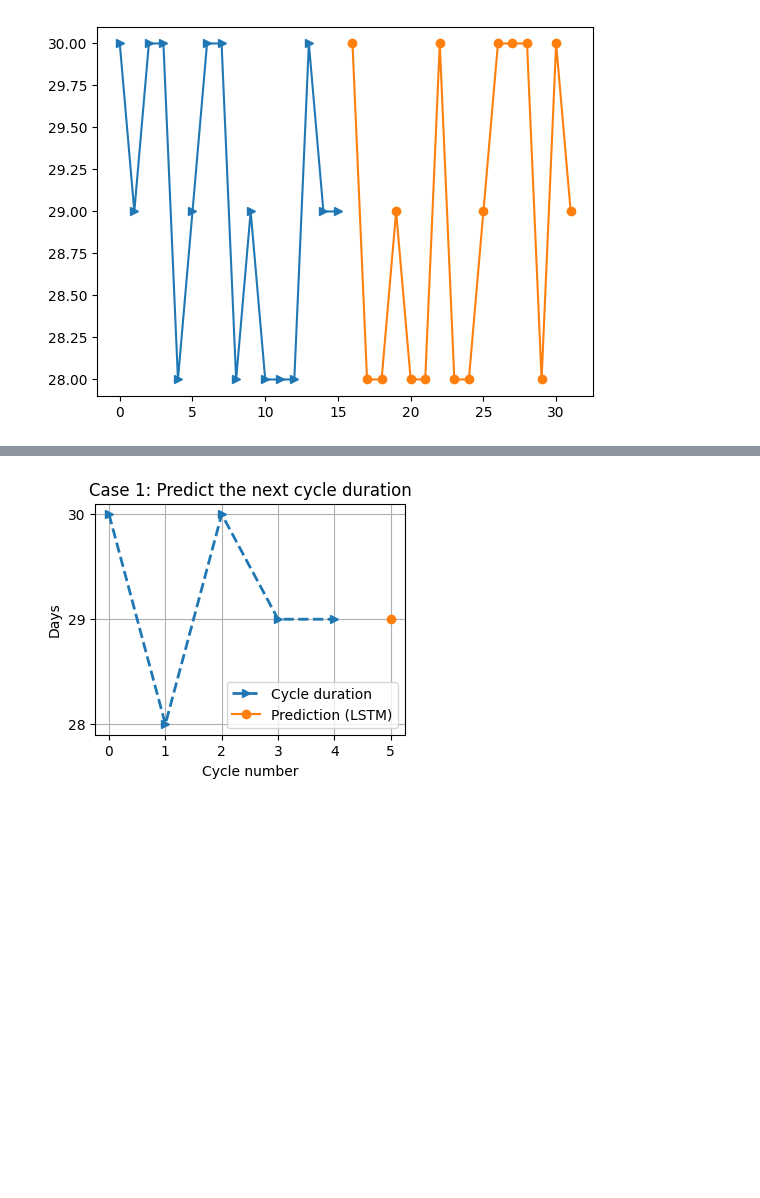
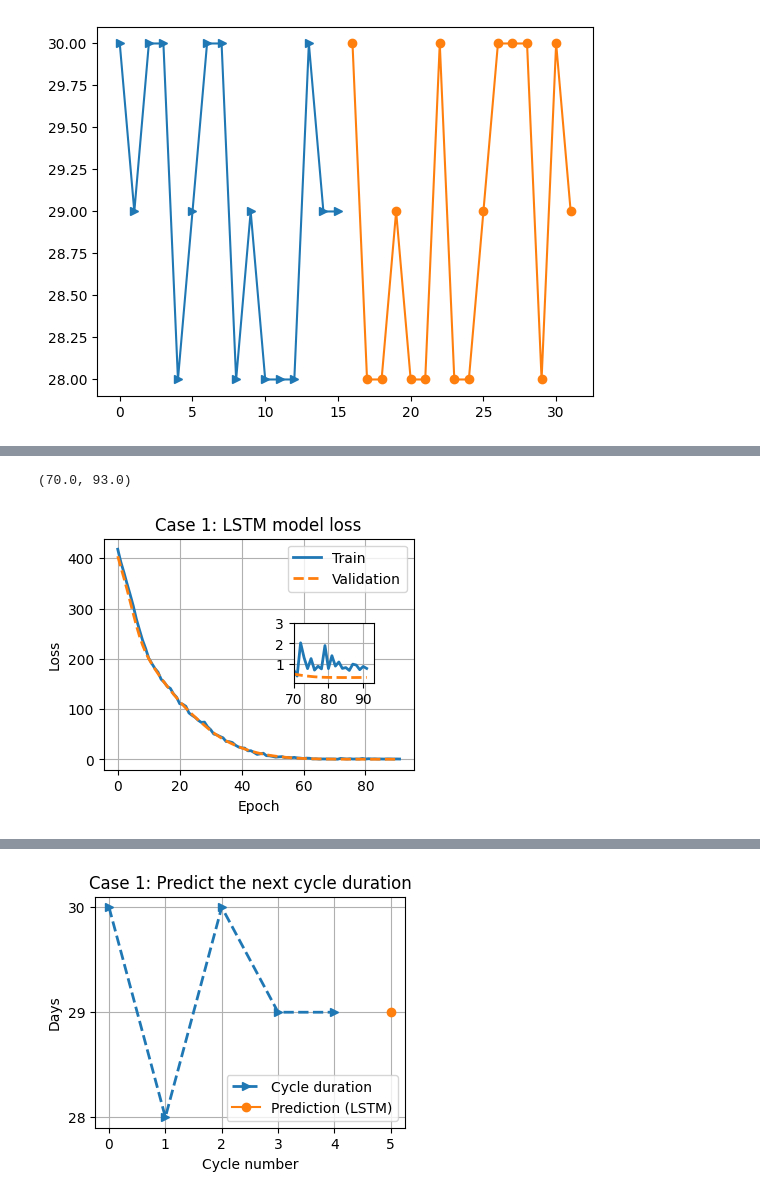
Before and after one commit to cilab-ufersa/period_cycle_prediction, a Jupyter notebook: period_cycle_prediction/lstm.ipynb, the cells around one changed output, grey strips where cells are left out. Drawn from its saved outputs; the diff is of its cells as text; code cells hidden in the pictures; blank space fills up the shorter version.

Commit message:
feat: added model

```diff
--- a/period_cycle_prediction/lstm.ipynb
+++ b/period_cycle_prediction/lstm.ipynb
@@ -67,10 +49,7 @@ plt.plot(np.arange(16, 2*16),output_train_total_regular_cycle[:,0], '-o')
 n_features = input_train_total_regular_cycle.shape[2]
 model = Sequential()
 model.add(LSTM(64, input_shape=(3, n_features),  activation='tanh'))
+model.add(Dropout(0.05))
 model.add(Dense(n_features, activation='relu'))
-
-opt=tf.keras.optimizers.Adam(learning_rate=0.01)
-model.compile(loss='mean_squared_error', optimizer=opt, metrics=['mae', 'mape'])
-
-model.fit(input_train_total_regular_cycle, output_train_total_regular_cycle, epochs=1000, batch_size=16, verbose=2)
+model.summary()
 # %% [output]
@@ -94,0 +71,7 @@ Epoch 1000/1000
+# %%
+opt=tf.keras.optimizers.Adam(learning_rate=0.01)
+model.compile(loss='mean_squared_error', optimizer=opt, run_eagerly=True)
+# add early stopping
+early_stopping = tf.keras.callbacks.EarlyStopping( monitor='val_loss', patience=5, restore_best_weights=True)
+# %%
+history = model.fit(input_train_total_regular_cycle, output_train_total_regular_cycle, epochs=100, batch_size=32, validation_split=0.2, verbose=1, callbacks=[early_stopping])
@@ -95,3 +96,31 @@ Epoch 1000/1000
+# %%
+# plot the loss and val loss
+plt.figure(figsize=(4, 3))
+plt.plot(history.history['loss'], '-', linewidth=2)
+plt.plot(history.history['val_loss'], '--', linewidth=2)
+plt.grid(True)
+plt.legend(['Train', 'Validation'])
+plt.ylabel('Loss')
+plt.xlabel('Epoch')
+plt.title('Case 1: LSTM model loss')
+# log scale
+#plt.yscale('log')
+
+# add a zoom in epoch 70 to 100
+ax = plt.axes([0.6, 0.4, .20, .20])
+plt.plot(history.history['loss'], '-', linewidth=2)
+plt.plot(history.history['val_loss'], '--', linewidth=2)
+plt.grid(True)
+ax.set_ylim(0.1, 3)
+ax.set_xlim(70, 93)
+
+
+# save history
+#history_df = pd.DataFrame(history.history)
+#history_df.to_csv('case1_history_lstm.csv', index=False)
+# %% [output]
+(70.0, 93.0)
+[figure, added]
 # %%
 # make predictions
 trainPredict = model.predict(input_train_total_regular_cycle)
```
Also changed, not shown: parts of 7 cells of this notebook, 3 other files.
